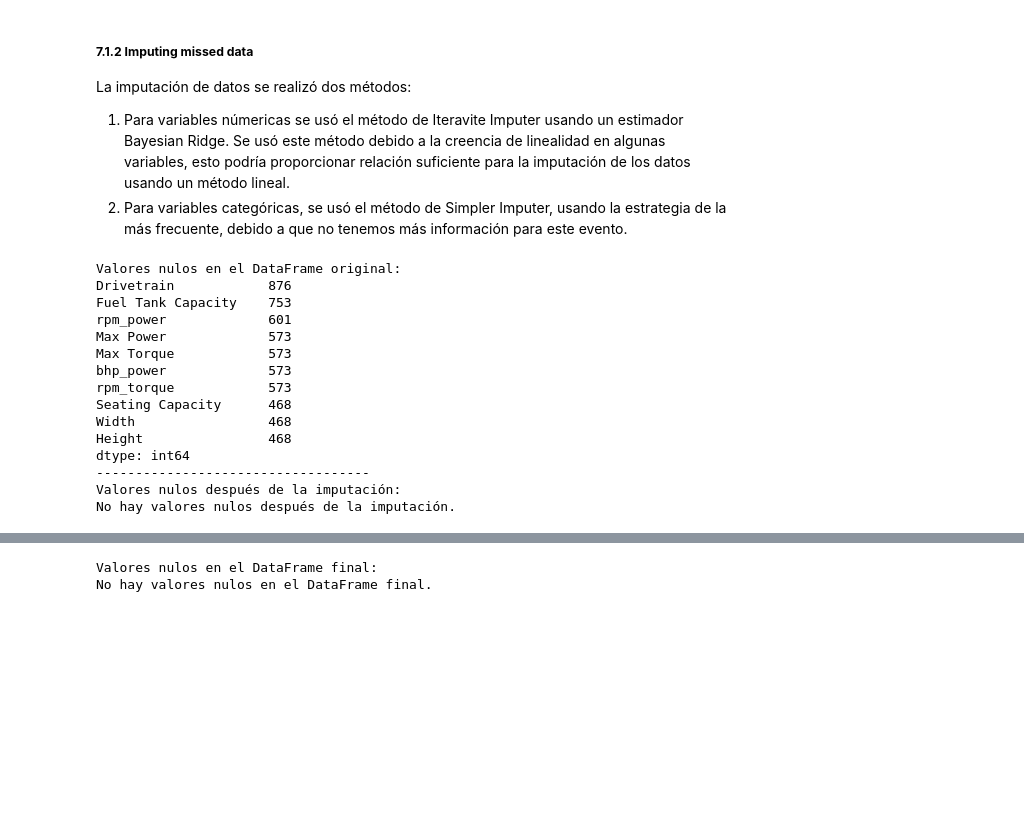
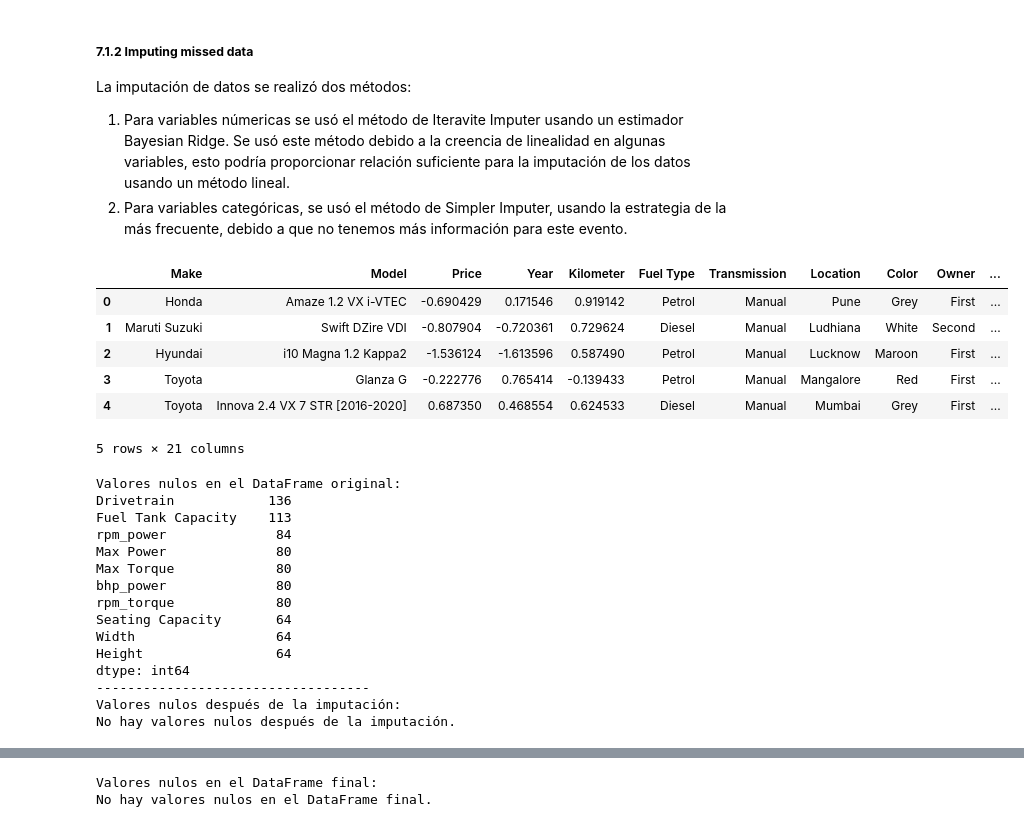
Before and after one commit to Emmaquantum/Data-Science-project-Vehicles, a Jupyter notebook: Main.ipynb, the cells around one changed output, grey strips where cells are left out. Cells and saved outputs as stored; diff of their text form; code cells hidden in the pictures; blank space fills up the shorter version.

```diff
--- a/Main.ipynb
+++ b/Main.ipynb
@@ -806,6 +837,23 @@ La imputación de datos se realizó dos métodos:
 
 1. Para variables númericas se usó el método de Iteravite Imputer usando un estimador Bayesian Ridge. Se usó este método debido a la creencia de linealidad en algunas variables, esto podría proporcionar relación suficiente para la imputación de los datos usando un método lineal.
 2. Para variables categóricas, se usó el método de Simpler Imputer, usando la estrategia de la más frecuente, debido a que no tenemos más información para este evento.
+# %%
+from sklearn.preprocessing import StandardScaler
+
+data_log_scale = data_log.copy()
+scaler = StandardScaler()
+columnas_numericas = data_log_scale.select_dtypes(include=['int', 'float']).columns
+data_log_scale[columnas_numericas] = scaler.fit_transform(data_log_scale[columnas_numericas])
+
+data_log_scale.head()
+# %% [output]
+|  | Make | Model | Price | Year | Kilometer | Fuel Type | Transmission | Location | Color | Owner | ... |
+| 0 | Honda | Amaze 1.2 VX i-VTEC | -0.690429 | 0.171546 | 0.919142 | Petrol | Manual | Pune | Grey | First | ... |
+| 1 | Maruti Suzuki | Swift DZire VDI | -0.807904 | -0.720361 | 0.729624 | Diesel | Manual | Ludhiana | White | Second | ... |
+| 2 | Hyundai | i10 Magna 1.2 Kappa2 | -1.536124 | -1.613596 | 0.587490 | Petrol | Manual | Lucknow | Maroon | First | ... |
+| 3 | Toyota | Glanza G | -0.222776 | 0.765414 | -0.139433 | Petrol | Manual | Mangalore | Red | First | ... |
+| 4 | Toyota | Innova 2.4 VX 7 STR [2016-2020] | 0.687350 | 0.468554 | 0.624533 | Diesel | Manual | Mumbai | Grey | First | ... |
+5 rows × 21 columns
 # %%
 #Imputando missing values with Iterative Imputer using Bayessian regression for numerical columns and mode for categorical columns
 from sklearn.impute import IterativeImputer, SimpleImputer
@@ -815,15 +863,16 @@ from sklearn.linear_model import BayesianRidge
 df_missing_data = pd.DataFrame(missing_data, columns=['Missing Values'])
 impute_cols = df_missing_data.index.tolist()
 
+
 for col in impute_cols:
-    data_.loc[data_.sample(n=data_[col].isnull().sum(), random_state=42).index, col] = np.nan
+    data_log.loc[data_log.sample(n=data_log[col].isnull().sum(), random_state=42).index, col] = np.nan
 
 
-impute_cols_num = data_[impute_cols].select_dtypes(include=np.number).columns.tolist()
-impute_cols_cat = data_[impute_cols].select_dtypes(include='object').columns.tolist()
+impute_cols_num = data_log[impute_cols].select_dtypes(include=np.number).columns.tolist()
+impute_cols_cat = data_log[impute_cols].select_dtypes(include='object').columns.tolist()
 
 # Make a copy to preserve the original DataFrame
-data_imputed = data_.copy()
+data_imputed = data_log.copy()
 
 # Impute numerical columns with IterativeImputer
 if impute_cols_num:
@@ -832,6 +881,8 @@ if impute_cols_num:
         max_iter=10,
         random_state=0
     )
+
+
     data_imputed[impute_cols_num] = imputer_num.fit_transform(data_imputed[impute_cols_num])
 
 # Impute categorical columns with SimpleImputer (mode)
@@ -856,16 +907,16 @@ else:
     print(missing_data_after)
 # %% [output]
 Valores nulos en el DataFrame original:
-Drivetrain            876
-Fuel Tank Capacity    753
-rpm_power             601
-Max Power             573
-Max Torque            573
-bhp_power             573
-rpm_torque            573
-Seating Capacity      468
-Width                 468
-Height                468
+Drivetrain            136
+Fuel Tank Capacity    113
+rpm_power              84
+Max Power              80
+Max Torque             80
+bhp_power              80
+rpm_torque             80
+Seating Capacity       64
+Width                  64
+Height                 64
 dtype: int64
 -----------------------------------
 Valores nulos después de la imputación:
```
Also changed, not shown: parts of 40 cells of this notebook.
